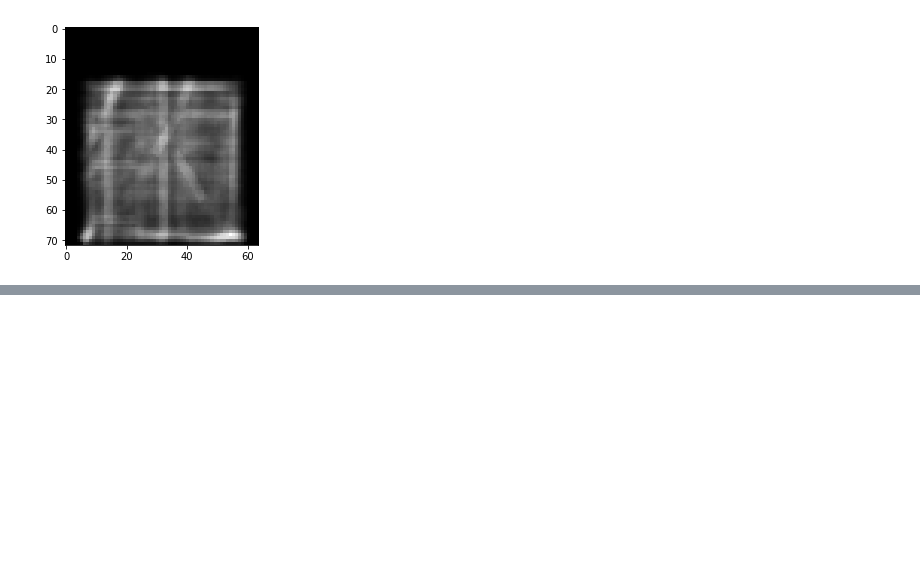
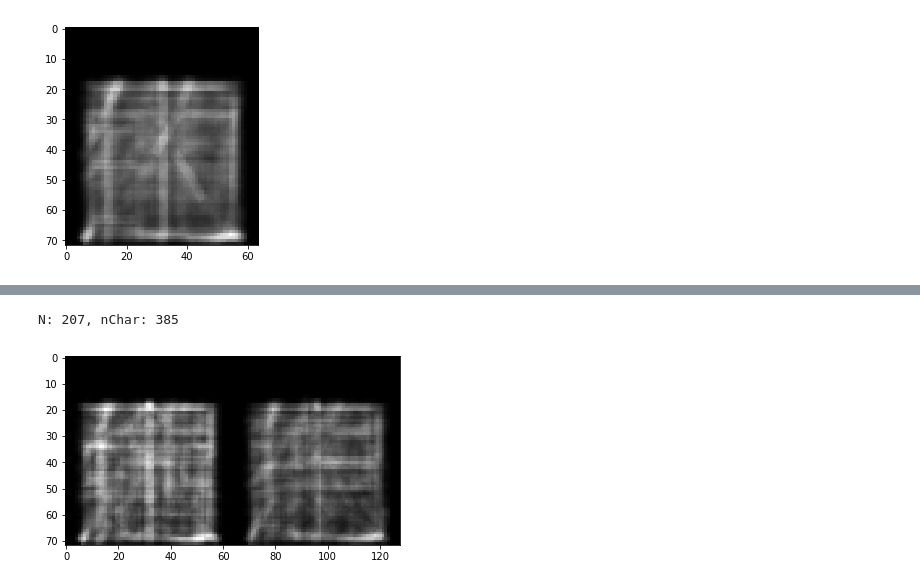
Before and after one commit to seantyh/Fusiform, a Jupyter notebook: 40_Interface/Main.ipynb, the cells around one changed output, grey strips where cells are left out. Saved outputs shown, nothing was run; the diff lists cells and outputs as text; code cells hidden in the pictures; blank space fills up the shorter version.

```diff
--- a/40_Interface/Main.ipynb
+++ b/40_Interface/Main.ipynb
@@ -51,0 +73,5 @@ N: 3985, nChar: 3985
+# %%
+run_text_to_avg_char(get_resource("text2.txt"))
+# %% [output]
+N: 207, nChar: 385
+[figure, added]
```
Also changed, not shown: parts of 16 cells of this notebook, 6 other files.
